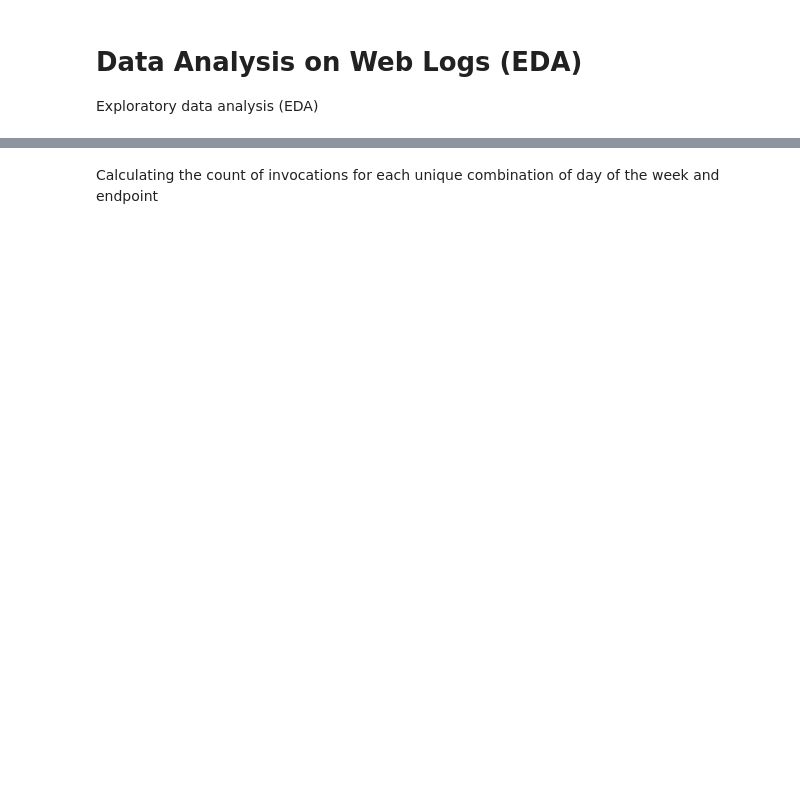
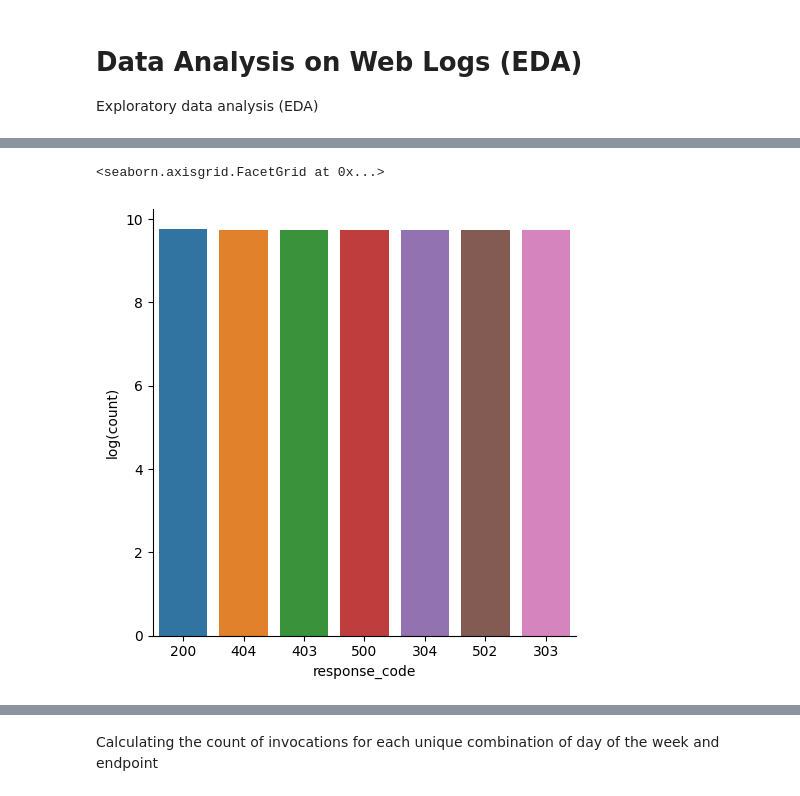
Before and after one commit to divaamahajan/logAnalysis-kafka-spark, a Jupyter notebook: kafkaLogs/parquet_log_analysis.ipynb, the cells around one changed output, grey strips where cells are left out. Drawn from its saved outputs; the diff is of its cells as text; code cells hidden in the pictures; blank space fills up the shorter version.

```diff
--- a/kafkaLogs/parquet_log_analysis.ipynb
+++ b/kafkaLogs/parquet_log_analysis.ipynb
@@ -689,0 +373,3 @@ The number of hits to endpoints (URIs) in the log.
+# %%
+log_freq_df = response_freq_df.withColumn('log(count)', F.log(response_freq_df['count']))
+log_freq_df.show()
@@ -689,0 +388,10 @@ The number of hits to endpoints (URIs) in the log.
+# %%
+log_freq_pd_df = (log_freq_df
+                    .toPandas()
+                    .sort_values(by=['log(count)'],
+                                 ascending=False))
+sns.catplot(x='response_code', y='log(count)', data=log_freq_pd_df,
+            kind='bar', order=status_freq_pd_df['response_code'])
+# %% [output]
+<seaborn.axisgrid.FacetGrid at 0x...>
+[figure, added]
```
Also changed, not shown: parts of 190 cells of this notebook.
